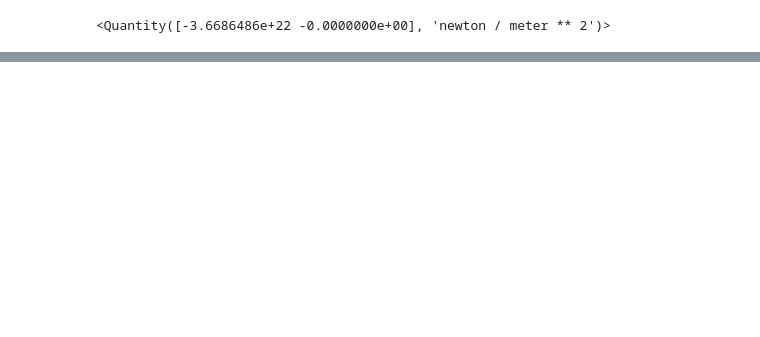
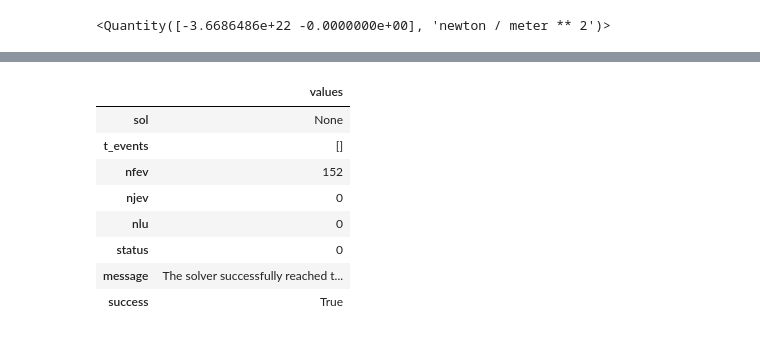
Before and after one commit to bsuchower/ModSimPy, a Jupyter notebook: code/orbit_homework.ipynb, the cells around one changed output, grey strips where cells are left out. Drawn from its saved outputs; the diff is of its cells as text; code cells hidden in the pictures; blank space fills up the shorter version.

```diff
--- a/code/orbit_homework.ipynb
+++ b/code/orbit_homework.ipynb
@@ -120,6 +147,17 @@ slope_func(init, 0, system)
 # %%
 # Run simulation
-results, details = run_ode_solver(system, slope_func, max_step=0.1*s)
+
+results, details = run_ode_solver(system, slope_func, t_eval = timesteps)
 details
+# %% [output]
+|  | values |
+| sol | None |
+| t_events | [] |
+| nfev | 152 |
+| njev | 0 |
+| nlu | 0 |
+| status | 0 |
+| message | The solver successfully reached t... |
+| success | True |
 # %%
 #Plot x and y vs time
```
Also changed, not shown: parts of 8 cells of this notebook.
